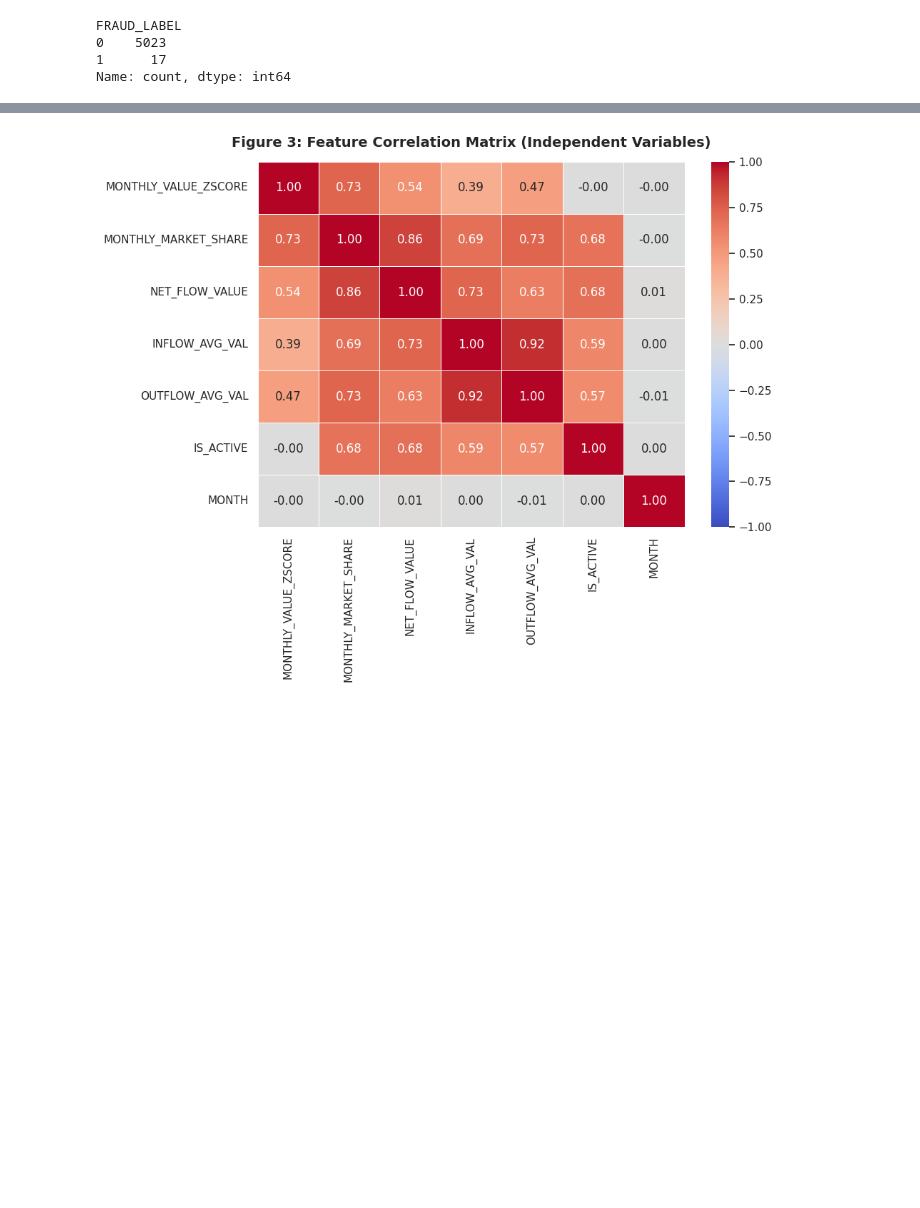
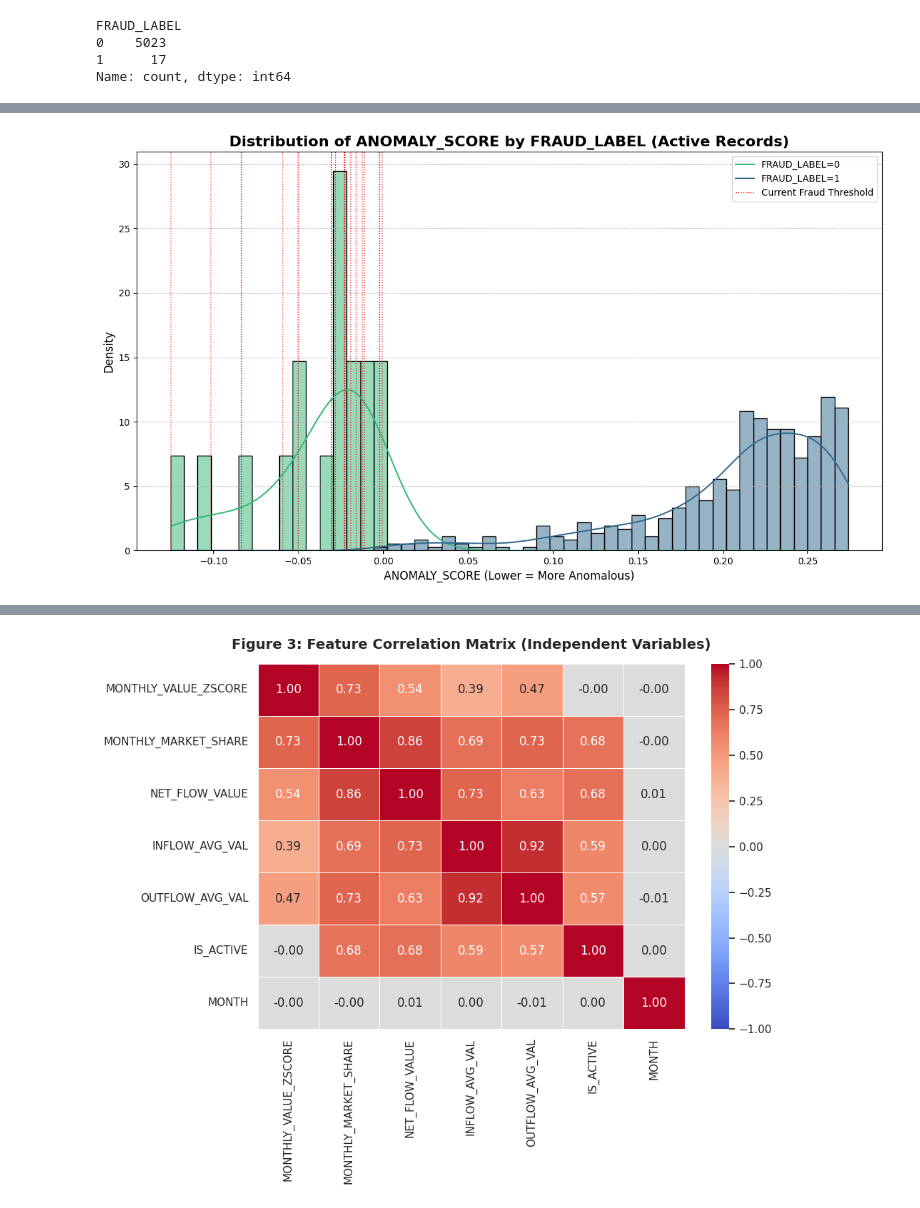
Before and after one commit to RobertDS-45/Money_Remmitence_analysis, a Jupyter notebook: Bot_Money_remmitence_analysis.ipynb, the cells around one changed output, grey strips where cells are left out. Saved outputs shown, nothing was run; the diff lists cells and outputs as text; code cells hidden in the pictures; blank space fills up the shorter version.

```diff
--- a/Bot_Money_remmitence_analysis.ipynb
+++ b/Bot_Money_remmitence_analysis.ipynb
@@ -281,0 +485,38 @@ Name: count, dtype: int64
+# %%
+import matplotlib.pyplot as plt
+import seaborn as sns
+import numpy as np
+
+# Filter for active records, as inactive records have a default ANOMALY_SCORE of 1.0 which would skew the plot
+active_records_df = final_df[final_df['IS_ACTIVE'] == 1].copy()
+
+plt.figure(figsize=(12, 7))
+sns.histplot(
+    data=active_records_df,
+    x='ANOMALY_SCORE',
+    hue='FRAUD_LABEL', # Use FRAUD_LABEL to distinguish between normal and anomalous scores
+    kde=True, # Add Kernel Density Estimate to see smoothed distribution
+    palette='viridis', # Choose a color palette
+    common_norm=False, # Normalize histograms independently
+    stat='density', # Show density instead of counts
+    bins=50 # More bins for a detailed view
+)
+
+plt.title('Distribution of ANOMALY_SCORE by FRAUD_LABEL (Active Records)', fontsize=16, fontweight='bold')
+plt.xlabel('ANOMALY_SCORE (Lower = More Anomalous)', fontsize=12)
+plt.ylabel('Density', fontsize=12)
+plt.grid(axis='y', linestyle='--', alpha=0.7)
+
+# Highlight the scores of fraud cases more clearly
+fraud_scores = active_records_df[active_records_df['FRAUD_LABEL'] == 1]['ANOMALY_SCORE']
+if not fraud_scores.empty:
+    for score in fraud_scores:
+        plt.axvline(x=score, color='red', linestyle=':', linewidth=1, label=f'Fraud Score ({score:.2f})' if score == fraud_scores.iloc[0] else "")
+    plt.legend(['FRAUD_LABEL=0', 'FRAUD_LABEL=1', 'Current Fraud Threshold'], loc='upper right')
+else:
+    plt.legend(['FRAUD_LABEL=0', 'FRAUD_LABEL=1'], loc='upper right')
+
+plt.tight_layout()
+plt.show()
+# %% [output]
+[figure, added]
```
Also changed, not shown: parts of 8 cells of this notebook.
